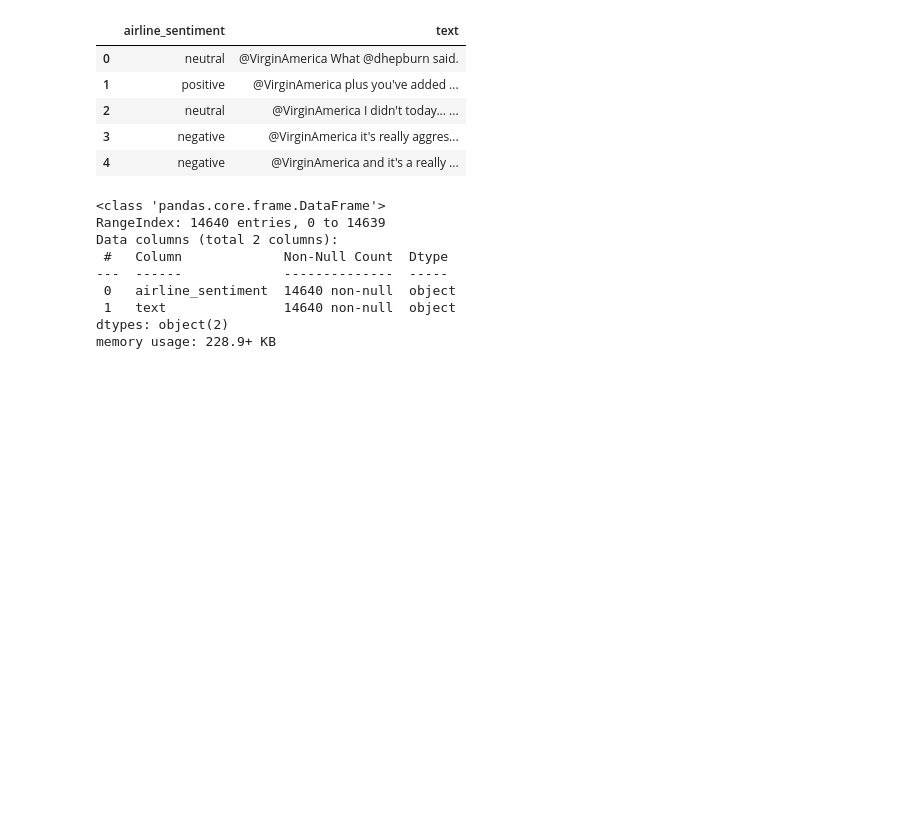
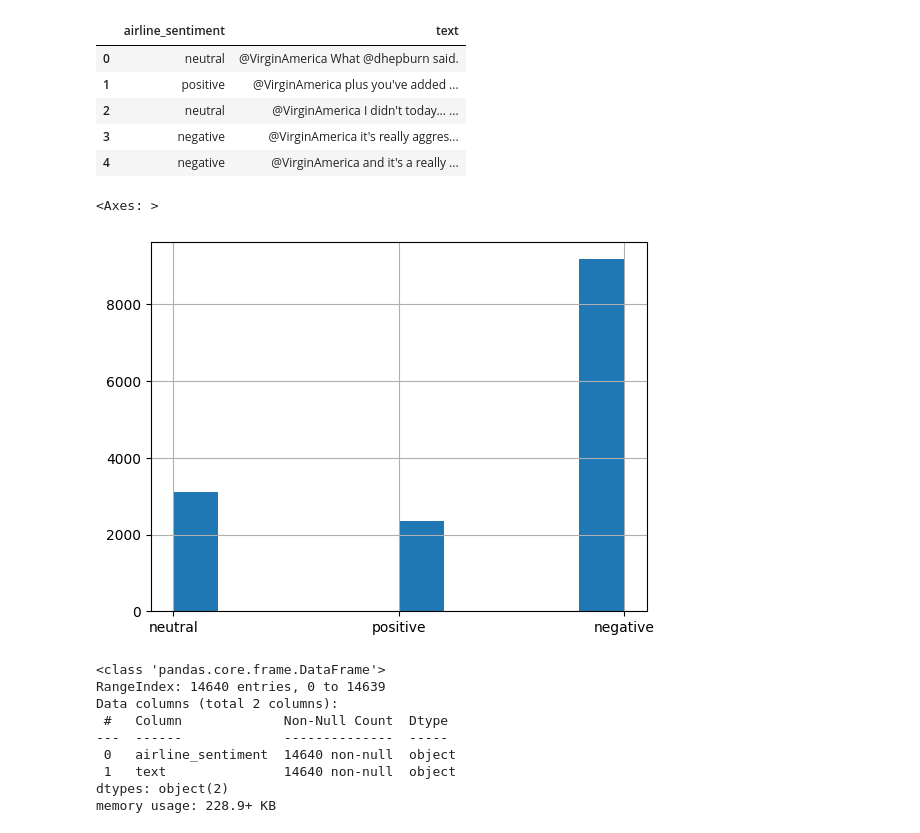
Before and after one commit to Tuchsanai/AIMaster-seagate-training-2024, a Jupyter notebook: Day2/Fine-Tuning Sentiment Custom Dataset/Fine-Tuning Sentiment Custom Dataset.ipynb, the cells around one changed output. Drawn from its saved outputs; the diff is of its cells as text; code cells hidden in the pictures; blank space fills up the shorter version.

```diff
--- a/Day2/Fine-Tuning Sentiment Custom Dataset/Fine-Tuning Sentiment Custom Dataset.ipynb
+++ b/Day2/Fine-Tuning Sentiment Custom Dataset/Fine-Tuning Sentiment Custom Dataset.ipynb
@@ -63,6 +41,11 @@ df.head()
 | 2 | neutral | @VirginAmerica I didn't today... ... |
 | 3 | negative | @VirginAmerica it's really aggres... |
 | 4 | negative | @VirginAmerica and it's a really ... |
+# %%
+df['airline_sentiment'].hist()
+# %% [output]
+<Axes: >
+[figure, added]
 # %%
 df.info()
 # %% [output]
```
Also changed, not shown: parts of 22 cells of this notebook.
